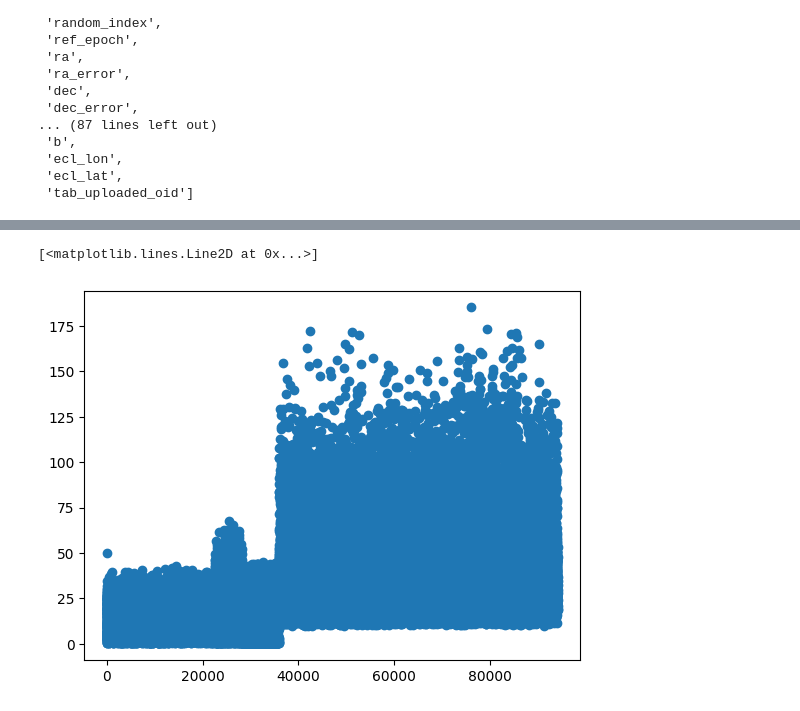
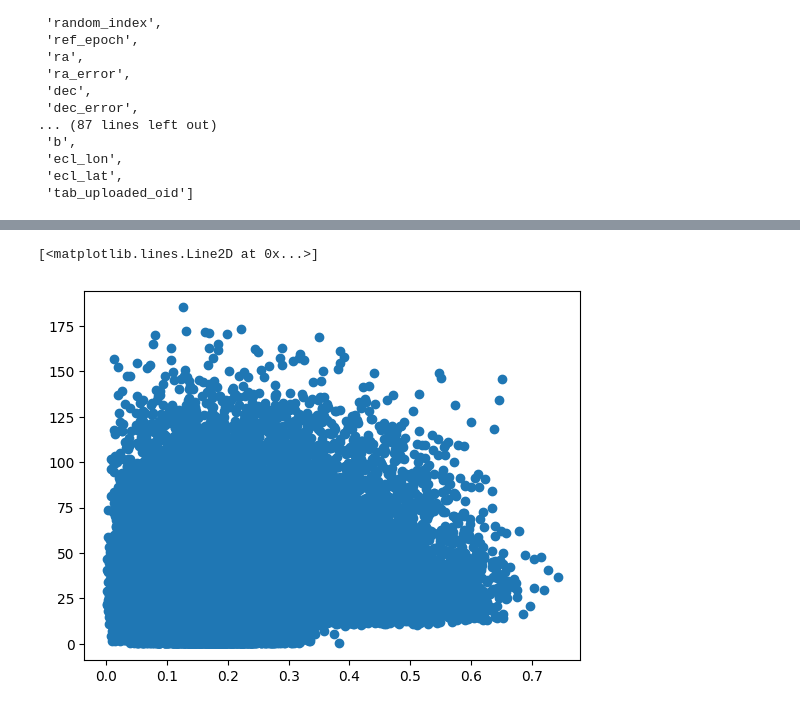
Before and after one commit to starluvr3579/SRMP, a Jupyter notebook: Nov21_DDM.ipynb, the cells around one changed output, grey strips where cells are left out. Cells and saved outputs as stored; diff of their text form; code cells hidden in the pictures.

```diff
--- a/Nov21_DDM.ipynb
+++ b/Nov21_DDM.ipynb
@@ -57,5 +75,5 @@ df=pd.read_csv('Gaia_Prot_cmatch.csv')
 # %%
- plt.plot(df['tab_uploaded_oid'], df['Prot'], 'o')
+plt.plot(df['scan_direction_strength_k1'], df['Prot'], 'o')
 # %% [output]
 [<matplotlib.lines.Line2D at 0x...>]
-[figure, old version]
+[figure, new version]
```
Also changed, not shown: parts of 20 cells of this notebook.
